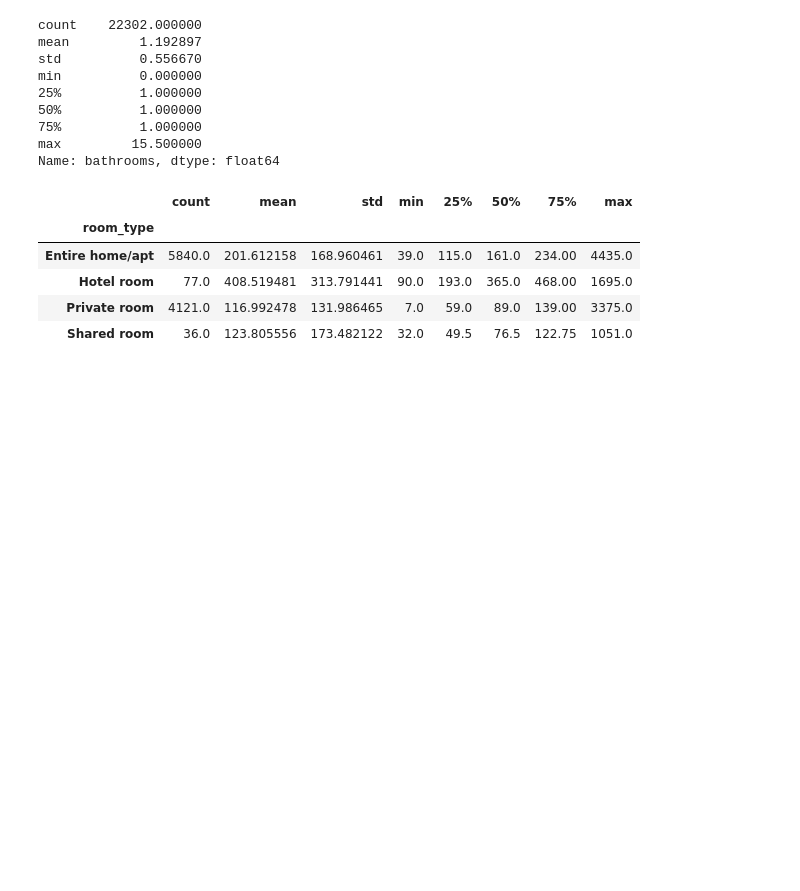
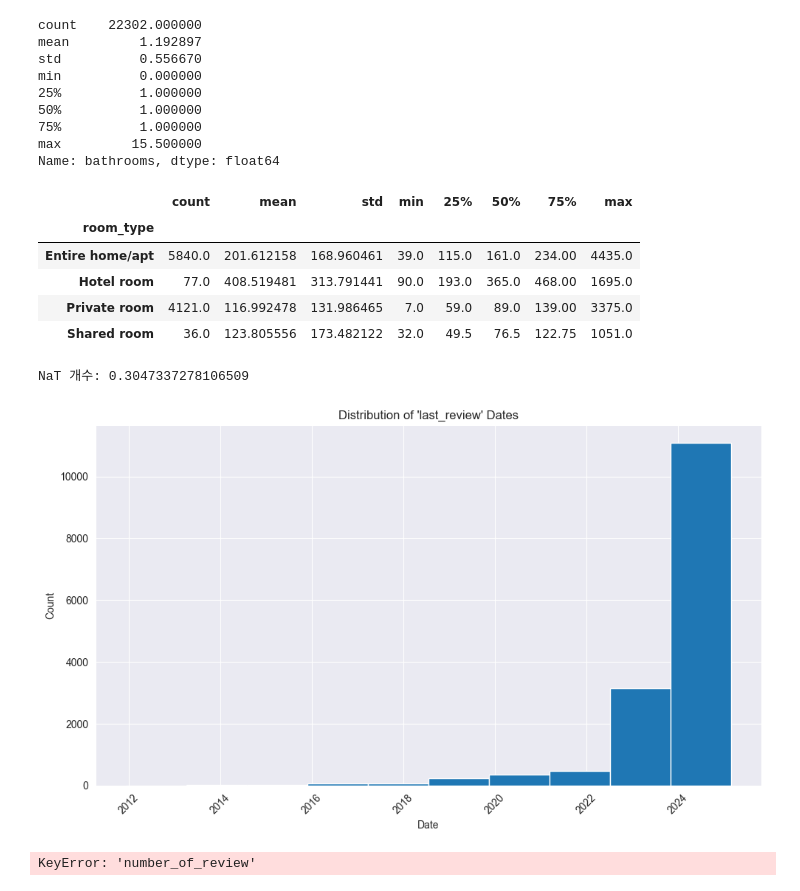
Before and after one commit to jiwon512/advanced_project, a Jupyter notebook: hye_project/확인용.ipynb, the cells around one changed output. Cells and saved outputs as stored; diff of their text form; code cells hidden in the pictures; blank space fills up the shorter version.

```diff
--- a/hye_project/확인용.ipynb
+++ b/hye_project/확인용.ipynb
@@ -122,3 +123,27 @@ des
 | Hotel room | 77.0 | 408.519481 | 313.791441 | 90.0 | 193.0 | 365.0 | 468.00 | 1695.0 |
 | Private room | 4121.0 | 116.992478 | 131.986465 | 7.0 | 59.0 | 89.0 | 139.00 | 3375.0 |
 | Shared room | 36.0 | 123.805556 | 173.482122 | 32.0 | 49.5 | 76.5 | 122.75 | 1051.0 |
+# %%
+# 1. 'last_review' 컬럼을 datetime으로 변환 (숫자나 잘못된 포맷은 NaT로)
+df['last_review'] = pd.to_datetime(df['last_review'], errors='coerce')
+
+# 2. 변환 후 결측치 개수 확인 (원한다면)
+print("NaT 개수:", df['last_review'].isna().mean())
+
+# 3. 히스토그램 그리기
+plt.figure(figsize=(10, 6))
+plt.hist(df['last_review'].dropna(), bins=10)
+plt.title("Distribution of 'last_review' Dates")
+plt.xlabel("Date")
+plt.ylabel("Count")
+plt.xticks(rotation=45)
+plt.tight_layout()
+plt.show()
+# %% [output]
+NaT 개수: 0.3047337278106509
+[figure, added]
+# %%
+non_review = df[df['last_review'].isna() & df['number_of_review'] == 0]
+non_review
+# %% [output]
+KeyError: 'number_of_review'
```
Also changed, not shown: parts of 1 cell of this notebook, 2 other files.
